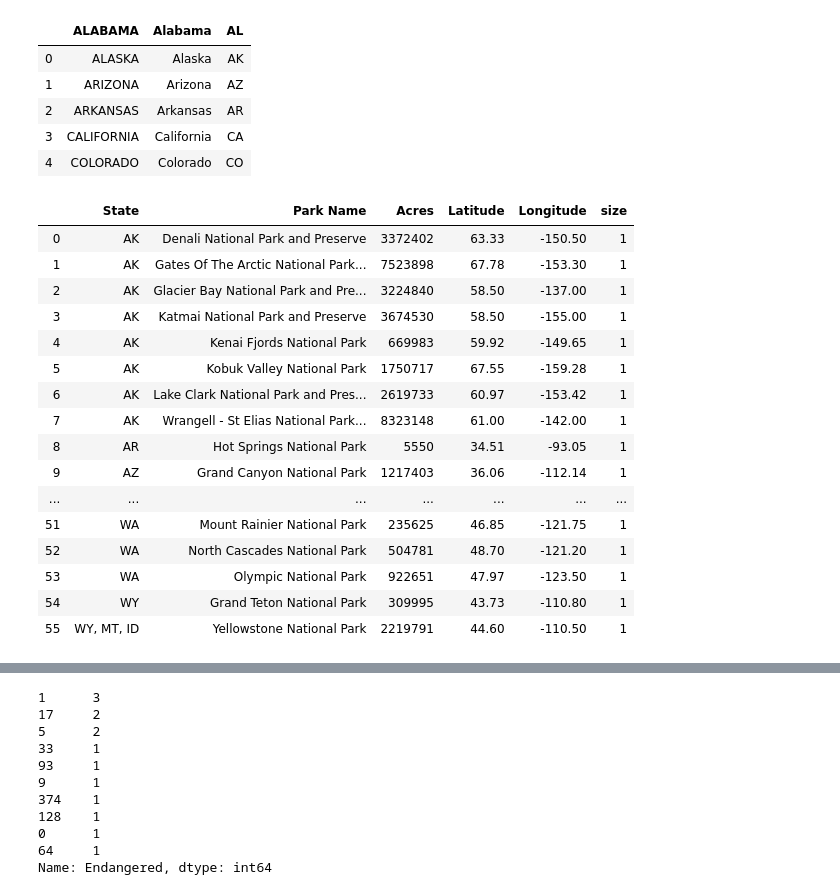
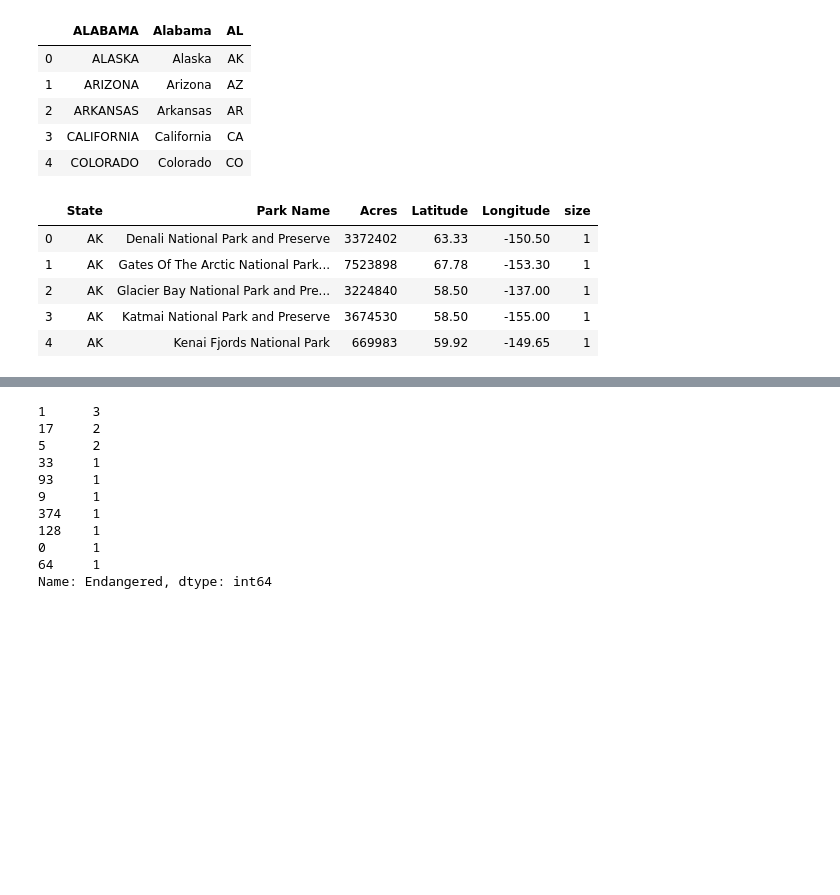
Before and after one commit to ThoaShook/project8, a Jupyter notebook: Park_Diversity.ipynb, the cells around one changed output, grey strips where cells are left out. Saved outputs shown, nothing was run; the diff lists cells and outputs as text; code cells hidden in the pictures; blank space fills up the shorter version.

```diff
--- a/Park_Diversity.ipynb
+++ b/Park_Diversity.ipynb
@@ -46,26 +46,15 @@ df_states.head()
 # %%
 # counting number of parks per state and the park area
 num_parks = df_parks.groupby(['State','Park Name','Acres','Latitude', 'Longitude']).size()
 df_num_parks = num_parks.to_frame(name ='size').reset_index()
-df_num_parks
+df_num_parks.head()
 # %% [output]
 |  | State | Park Name | Acres | Latitude | Longitude | size |
 | 0 | AK | Denali National Park and Preserve | 3372402 | 63.33 | -150.50 | 1 |
 | 1 | AK | Gates Of The Arctic National Park... | 7523898 | 67.78 | -153.30 | 1 |
 | 2 | AK | Glacier Bay National Park and Pre... | 3224840 | 58.50 | -137.00 | 1 |
 | 3 | AK | Katmai National Park and Preserve | 3674530 | 58.50 | -155.00 | 1 |
 | 4 | AK | Kenai Fjords National Park | 669983 | 59.92 | -149.65 | 1 |
-| 5 | AK | Kobuk Valley National Park | 1750717 | 67.55 | -159.28 | 1 |
-| 6 | AK | Lake Clark National Park and Pres... | 2619733 | 60.97 | -153.42 | 1 |
-| 7 | AK | Wrangell - St Elias National Park... | 8323148 | 61.00 | -142.00 | 1 |
-| 8 | AR | Hot Springs National Park | 5550 | 34.51 | -93.05 | 1 |
-| 9 | AZ | Grand Canyon National Park | 1217403 | 36.06 | -112.14 | 1 |
-| ... | ... | ... | ... | ... | ... | ... |
-| 51 | WA | Mount Rainier National Park | 235625 | 46.85 | -121.75 | 1 |
-| 52 | WA | North Cascades National Park | 504781 | 48.70 | -121.20 | 1 |
-| 53 | WA | Olympic National Park | 922651 | 47.97 | -123.50 | 1 |
-| 54 | WY | Grand Teton National Park | 309995 | 43.73 | -110.80 | 1 |
-| 55 | WY, MT, ID | Yellowstone National Park | 2219791 | 44.60 | -110.50 | 1 |
 # %%
 # plot Number of National Parks per State
 fig = plt.figure(figsize=(8,6))
```
Also changed, not shown: parts of 5 cells of this notebook.
